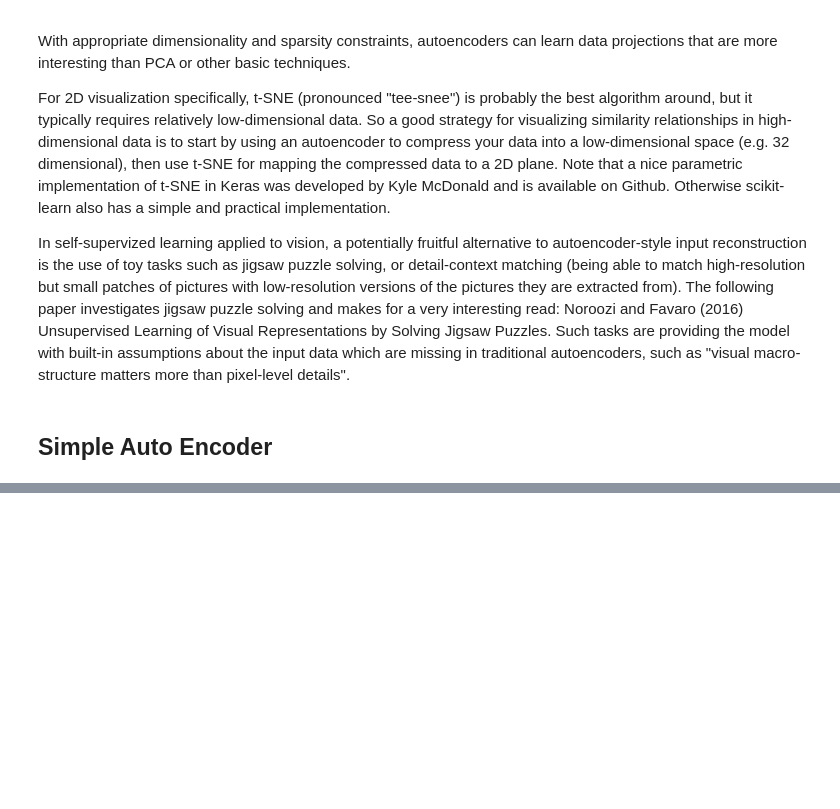
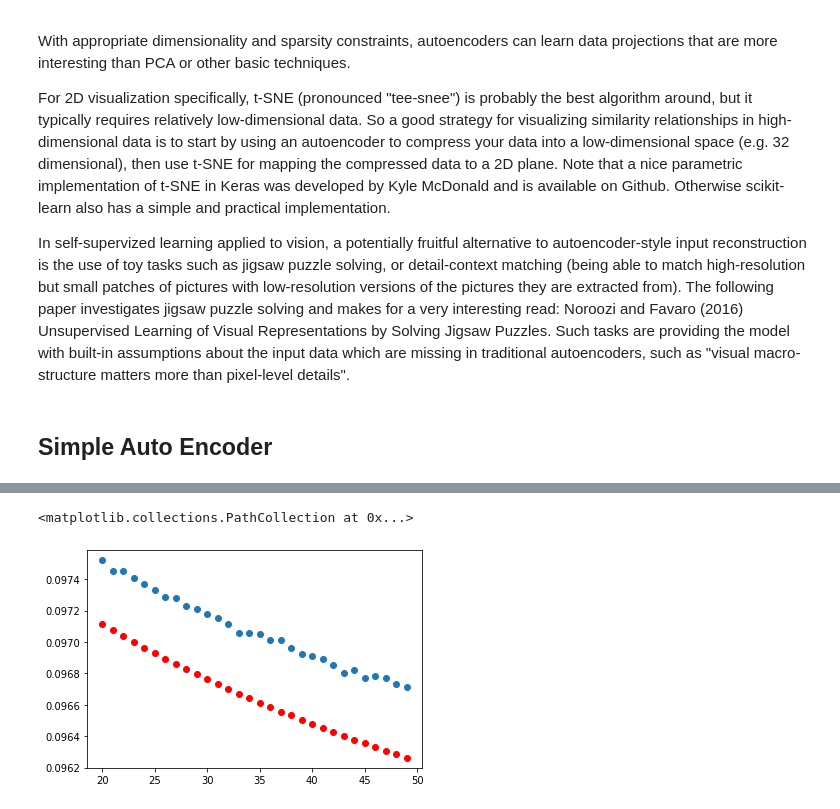
Before and after one commit to smortezavi/Auto_Encoder, a Jupyter notebook: Autoencoder_Basics.ipynb, the cells around one changed output, grey strips where cells are left out. Saved outputs shown, nothing was run; the diff lists cells and outputs as text; code cells hidden in the pictures; blank space fills up the shorter version.

```diff
--- a/Autoencoder_Basics.ipynb
+++ b/Autoencoder_Basics.ipynb
@@ -169,0 +92,6 @@ array([ 3.7831326 ,  8.465745  , 10.284867  ,  1.4069859 ,  7.680278  ,
+# %%
+autoencoder.fit(x_train, x_train,
+               epochs=50,
+               batch_size = 256,
+               shuffle=True,
+               validation_split=.15)
@@ -169,0 +117,8 @@ array([ 3.7831326 ,  8.465745  , 10.284867  ,  1.4069859 ,  7.680278  ,
+# %%
+train_loss = autoencoder.history.history['loss']
+val_loss = autoencoder.history.history['val_loss']
+plt.scatter(autoencoder.history.epoch[20:],train_loss[20:],c='r')
+plt.scatter(autoencoder.history.epoch[20:],val_loss[20:])
+# %% [output]
+<matplotlib.collections.PathCollection at 0x...>
+[figure, added]
```
Also changed, not shown: parts of 42 cells of this notebook, 1 other file.
